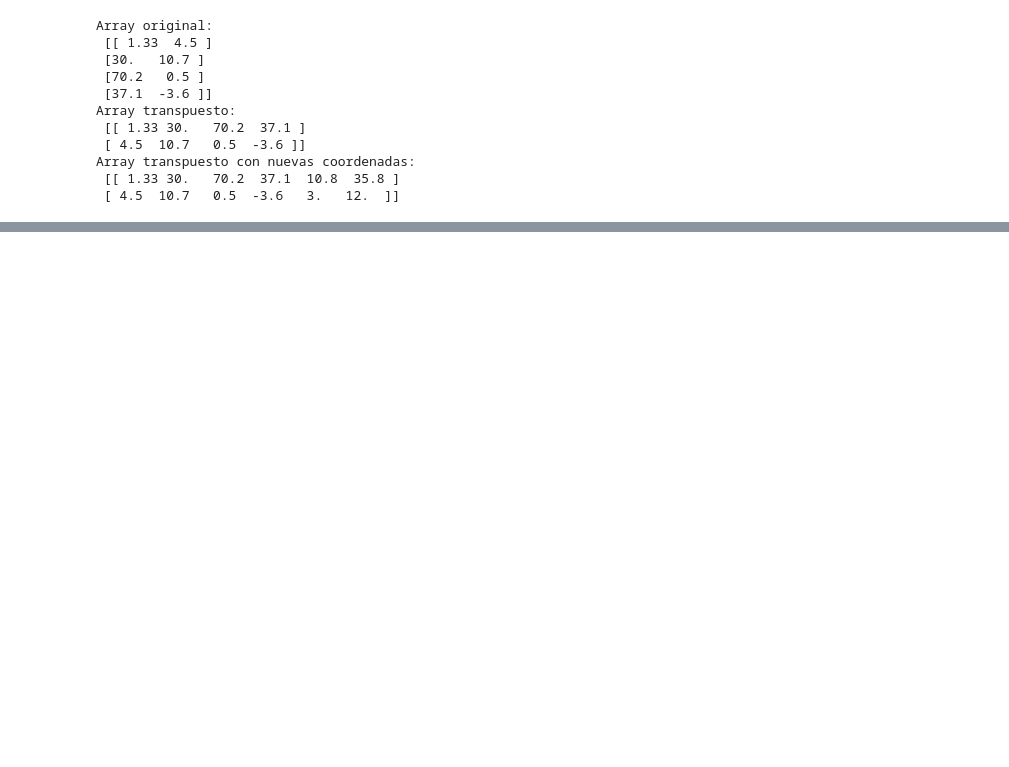
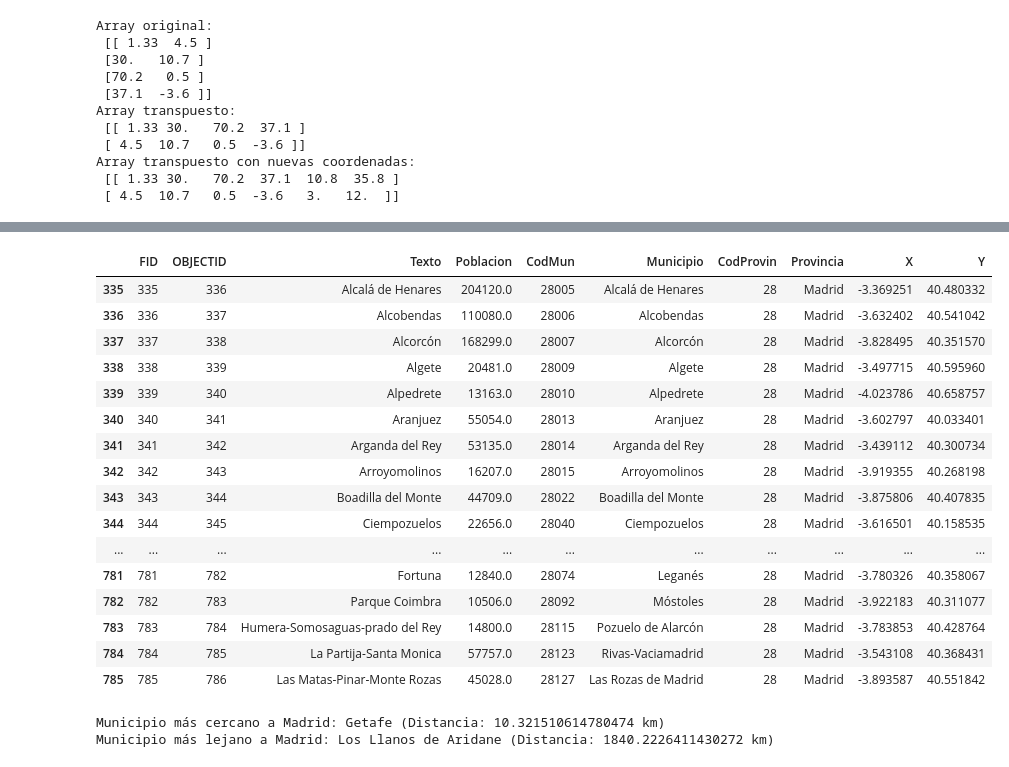
Before and after one commit to luistunag/Tareas-curso-Ciencia-de-datos-en-Python, a Jupyter notebook: 22003085_LuisTun_Laboratorio3.ipynb, the cells around one changed output, grey strips where cells are left out. Drawn from its saved outputs; the diff is of its cells as text; code cells hidden in the pictures; blank space fills up the shorter version.

```diff
--- a/22003085_LuisTun_Laboratorio3.ipynb
+++ b/22003085_LuisTun_Laboratorio3.ipynb
@@ -152,0 +333,57 @@ Array transpuesto con nuevas coordenadas:
+# %%
+# Filtra los datos para encontrar las coordenadas de Madrid
+datos_madrid = datos[datos['Provincia'] == 'Madrid']
+datos_madrid
+# %% [output]
+|  | FID | OBJECTID | Texto | Poblacion | CodMun | Municipio | CodProvin | Provincia | X | Y |
+| 335 | 335 | 336 | Alcalá de Henares | 204120.0 | 28005 | Alcalá de Henares | 28 | Madrid | -3.369251 | 40.480332 |
+| 336 | 336 | 337 | Alcobendas | 110080.0 | 28006 | Alcobendas | 28 | Madrid | -3.632402 | 40.541042 |
+| 337 | 337 | 338 | Alcorcón | 168299.0 | 28007 | Alcorcón | 28 | Madrid | -3.828495 | 40.351570 |
+| 338 | 338 | 339 | Algete | 20481.0 | 28009 | Algete | 28 | Madrid | -3.497715 | 40.595960 |
+| 339 | 339 | 340 | Alpedrete | 13163.0 | 28010 | Alpedrete | 28 | Madrid | -4.023786 | 40.658757 |
+| 340 | 340 | 341 | Aranjuez | 55054.0 | 28013 | Aranjuez | 28 | Madrid | -3.602797 | 40.033401 |
+| 341 | 341 | 342 | Arganda del Rey | 53135.0 | 28014 | Arganda del Rey | 28 | Madrid | -3.439112 | 40.300734 |
+| 342 | 342 | 343 | Arroyomolinos | 16207.0 | 28015 | Arroyomolinos | 28 | Madrid | -3.919355 | 40.268198 |
+| 343 | 343 | 344 | Boadilla del Monte | 44709.0 | 28022 | Boadilla del Monte | 28 | Madrid | -3.875806 | 40.407835 |
+| 344 | 344 | 345 | Ciempozuelos | 22656.0 | 28040 | Ciempozuelos | 28 | Madrid | -3.616501 | 40.158535 |
+| ... | ... | ... | ... | ... | ... | ... | ... | ... | ... | ... |
+| 781 | 781 | 782 | Fortuna | 12840.0 | 28074 | Leganés | 28 | Madrid | -3.780326 | 40.358067 |
+| 782 | 782 | 783 | Parque Coimbra | 10506.0 | 28092 | Móstoles | 28 | Madrid | -3.922183 | 40.311077 |
+| 783 | 783 | 784 | Humera-Somosaguas-prado del Rey | 14800.0 | 28115 | Pozuelo de Alarcón | 28 | Madrid | -3.783853 | 40.428764 |
+| 784 | 784 | 785 | La Partija-Santa Monica | 57757.0 | 28123 | Rivas-Vaciamadrid | 28 | Madrid | -3.543108 | 40.368431 |
+| 785 | 785 | 786 | Las Matas-Pinar-Monte Rozas | 45028.0 | 28127 | Las Rozas de Madrid | 28 | Madrid | -3.893587 | 40.551842 |
+# %%
+# Coordenadas Madrid -3.703797  40.416630
+madrid_coords = (40.416630, -3.703797)
+
+# Función para calcular la distancia haversine entre dos coordenadas
+def haversine(lat1, lon1, lat2, lon2):
+    R = 6371  # Radio de la Tierra en kilómetros
+    dlat = np.radians(lat2 - lat1)
+    dlon = np.radians(lon2 - lon1)
+    a = np.sin(dlat / 2) ** 2 + np.cos(np.radians(lat1)) * np.cos(np.radians(lat2)) * np.sin(dlon / 2) ** 2
+    c = 2 * np.arctan2(np.sqrt(a), np.sqrt(1 - a))
+    distance = R * c
+    return distance
+
+# Calcula distancias para cada municipio
+datos['Distancia_a_Madrid'] = datos.apply(lambda row: haversine(row['Y'], row['X'], madrid_coords[0], madrid_coords[1]), axis=1)
+
+# Encuentra el municipio más cercano a Madrid
+municipio_mas_cercano = datos.loc[datos['Distancia_a_Madrid'].idxmin()]
+
+# Excluye el municipio más cercano (Madrid)
+datos = datos[datos['Municipio'] != municipio_mas_cercano['Municipio']]
+
+# Encuentra el segundo municipio más cercano a Madrid (excluyendo a Madrid)
+segundo_municipio_mas_cercano = datos.loc[datos['Distancia_a_Madrid'].idxmin()]
+
+# Encuentrar el municipio más lejano a Madrid
+municipio_mas_lejano = datos.loc[datos['Distancia_a_Madrid'].idxmax()]
+
+# Muestra los resultados
+print(f"Municipio más cercano a Madrid: {segundo_municipio_mas_cercano['Municipio']} (Distancia: {segundo_municipio_mas_cercano['Distancia_a_Madrid']} km)")
+print(f"Municipio más lejano a Madrid: {municipio_mas_lejano['Municipio']} (Distancia: {municipio_mas_lejano['Distancia_a_Madrid']} km)")
+# %% [output]
+Municipio más cercano a Madrid: Getafe (Distancia: 10.321510614780474 km)
+Municipio más lejano a Madrid: Los Llanos de Aridane (Distancia: 1840.2226411430272 km)
```
Also changed, not shown: parts of 32 cells of this notebook.
